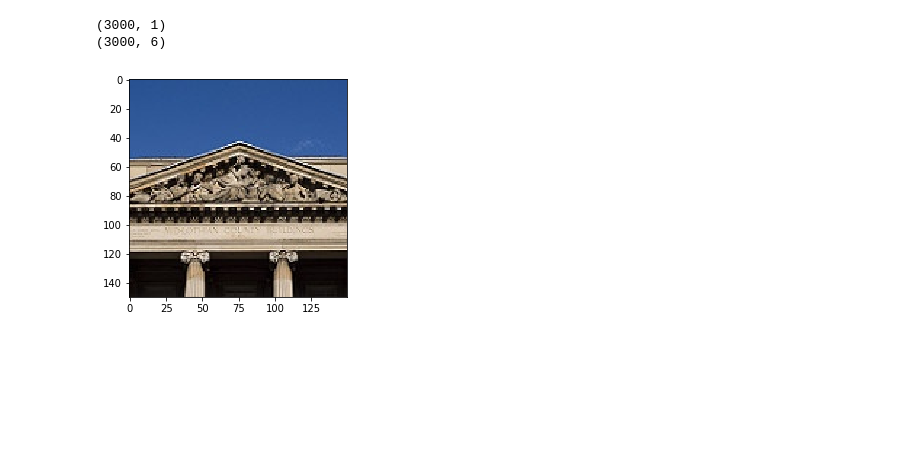
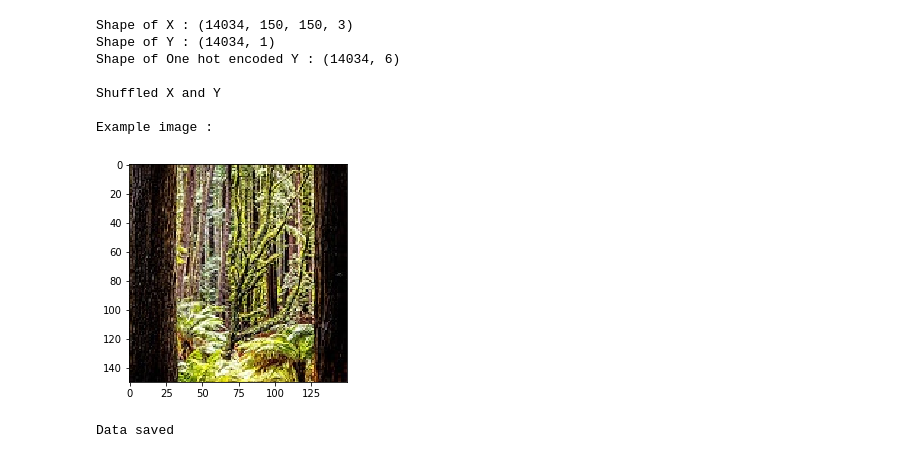
Before and after one commit to Roodram/Intel_scene_Classification_practice, a Jupyter notebook: Data_prep.ipynb, the cells around one changed output. Saved outputs shown, nothing was run; the diff lists cells and outputs as text; code cells hidden in the pictures; blank space fills up the shorter version.

```diff
--- a/Data_prep.ipynb
+++ b/Data_prep.ipynb
@@ -38,12 +49,0 @@ print(j)
-# %%
-print(Y.shape)
-Y_oh = to_categorical(Y)
-print(Y_oh.shape)
-# %% [output]
-(3000, 1)
-(3000, 6)
-# %%
-plt.imshow(X[4,:,:,:])
-plt.show()
-# %% [output]
-[figure, removed]
@@ -52,0 +50,13 @@ np.save("Models/Y_test", Y_oh)
+# %%
+train_data_len = 14034
+prepare_data("train", train_data_len)
+# %% [output]
+Shape of X : (14034, 150, 150, 3)
+Shape of Y : (14034, 1)
+Shape of One hot encoded Y : (14034, 6)
+
+Shuffled X and Y
+
+Example image :
+[figure, added]
+Data saved
```
Also changed, not shown: parts of 6 cells of this notebook.
